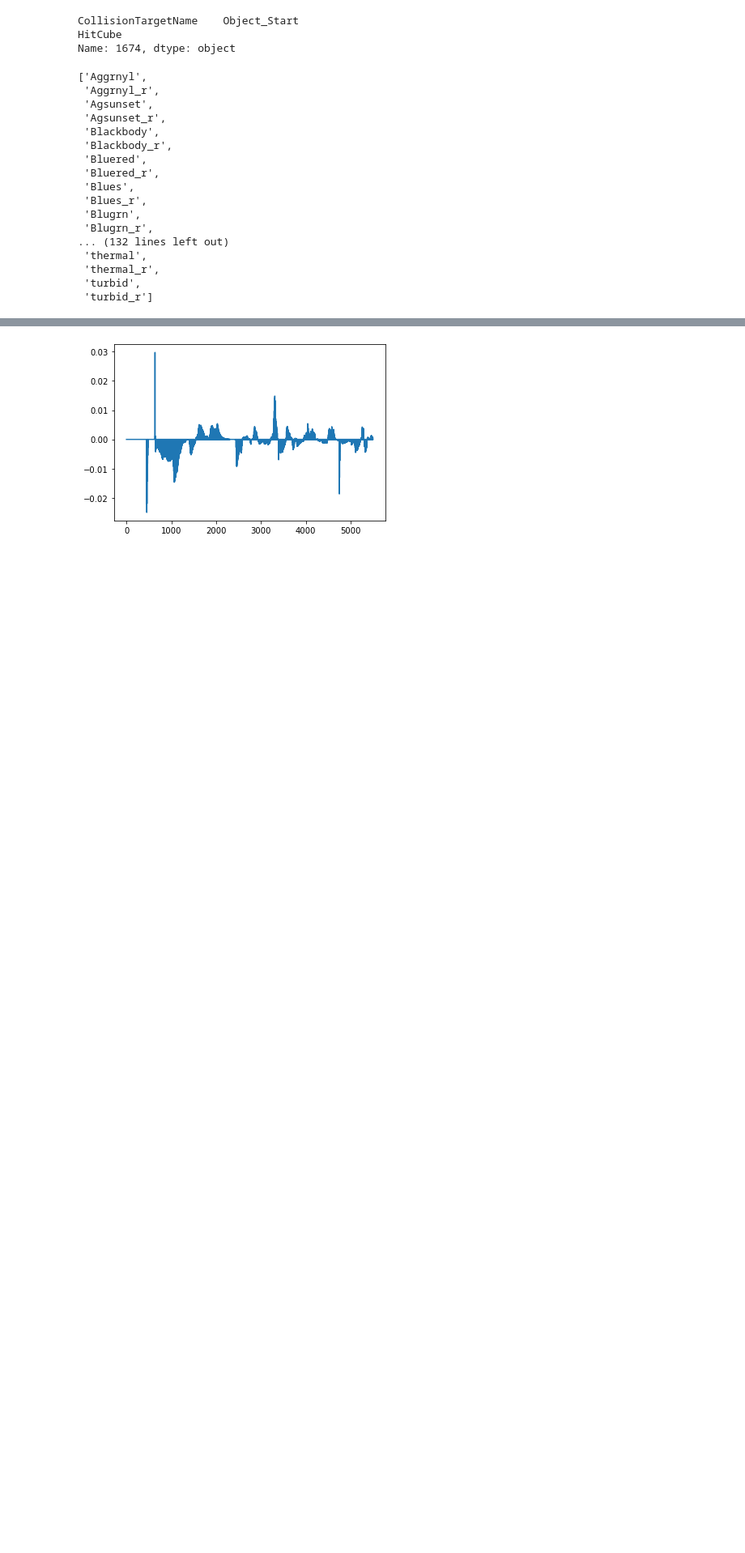
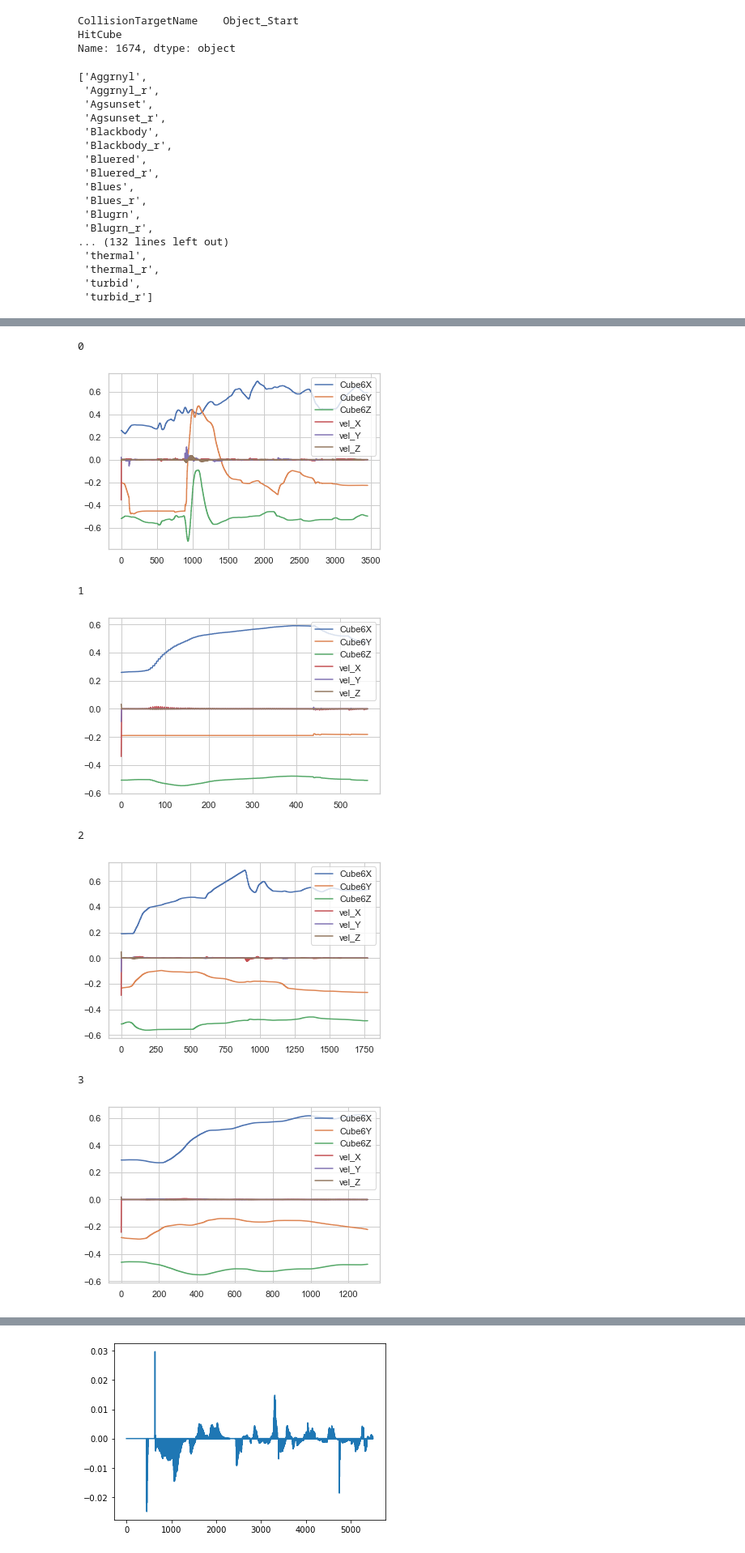
Before and after one commit to Tianyu-Zhou/nasa_project, a Jupyter notebook: cogload/cogload_nasa.ipynb, the cells around one changed output, grey strips where cells are left out. Shown at 81% size. Drawn from its saved outputs; the diff is of its cells as text; code cells hidden in the pictures; blank space fills up the shorter version.

```diff
--- a/cogload/cogload_nasa.ipynb
+++ b/cogload/cogload_nasa.ipynb
@@ -594,30 +691,50 @@ See the caveats in the documentation: https://pandas.pydata.org/pandas-docs/stab
 # %%
 n=0
-groups = ['control','Anchoring','Asynchronized','Synchronized']
-for h,d in Anchoring_pd_groupby:
+plot_3d = 0
+vel_adjust = -0
+Anchoring_clean_groupby = Anchoring_clean_df.groupby(['ID'])
+for h,d in Anchoring_clean_groupby:
     if n == 0:
         delta_pos = d[[column_name + 'X',column_name + 'Y',column_name + 'Z']].iloc[0].values - [98.09391,13.35386,-35.24587]
-    # if n == 63:
-    if 1:
+    if plot_3d == 0:
         print(n)
         plt.plot(d[column_name + 'X'].values - d[column_name + 'X'].values.mean() - delta_pos.ravel()[0],label=column_name + 'X')
         plt.plot(d[column_name + 'Y'].values - d[column_name + 'Y'].values.mean() - delta_pos.ravel()[1],label=column_name + 'Y')
         plt.plot(d[column_name + 'Z'].values - d[column_name + 'Z'].values.mean() - delta_pos.ravel()[2],label=column_name + 'Z')
-        # plt.plot(d['vel_x'].values-0.2,label='vel_x')
-        # plt.plot(d['vel_y'].values-0.2,label='vel_y')
-        # plt.plot(d['vel_z'].values-0.2,label='vel_z')
+        plt.plot(d['vel_X'].values + vel_adjust,label='vel_X')
+        plt.plot(d['vel_Y'].values + vel_adjust,label='vel_Y')
+        plt.plot(d['vel_Z'].values + vel_adjust,label='vel_Z')
         plt.legend()
         plt.show()
-        if 0:
+    else:
+        if n == plot_3d:
+            print(n)
+            plt.plot(d[column_name + 'X'].values - d[column_name + 'X'].values.mean() - delta_pos.ravel()[0],label=column_name + 'X')
+            plt.plot(d[column_name + 'Y'].values - d[column_name + 'Y'].values.mean() - delta_pos.ravel()[1],label=column_name + 'Y')
+            plt.plot(d[column_name + 'Z'].values - d[column_name + 'Z'].values.mean() - delta_pos.ravel()[2],label=column_name + 'Z')
+            # plt.plot(d['vel_x'].values-0.2,label='vel_x')
+            # plt.plot(d['vel_y'].values-0.2,label='vel_y')
+            # plt.plot(d['vel_z'].values-0.2,label='vel_z')
+            plt.legend()
+            plt.show()
             d['group'] = 'process'
             d[column_name + 'X'] = d[column_name + 'X'] - delta_pos.ravel()[0]
             d[column_name + 'Y'] = d[column_name + 'Y'] - delta_pos.ravel()[1]
             d[column_name + 'Z'] = d[column_name + 'Z'] - delta_pos.ravel()[2]
             d = d.append(pd.DataFrame({column_name + 'X':[98.09391],column_name + 'Y':[13.35386],column_name + 'Z':[-35.24587],'group':'start_point'}),ignore_index=True)
             d = d.append(pd.DataFrame({column_name + 'X':[97.27963],column_name + 'Y':[13.61891],column_name + 'Z':[-34.86887],'group':'end_point'}),ignore_index=True)
             fig = px.scatter_3d(d, x=column_name + 'X', y=column_name + 'Y', z=column_name + 'Z',color='group')
                 # color='left_cogload',color_continuous_scale=px.colors.sequential.Viridis, opacity=0.8,) #symbol='CollisionTargetName',symbol_sequence=["cross","circle"]
             fig.update_traces(marker_size = 3)
             fig.show()
-        # break
+            break
     n=n+1
+# %% [output]
+0
+[figure, added]
+1
+[figure, added]
+2
+[figure, added]
+3
+[figure, added]
```
Also changed, not shown: parts of 13 cells of this notebook.
